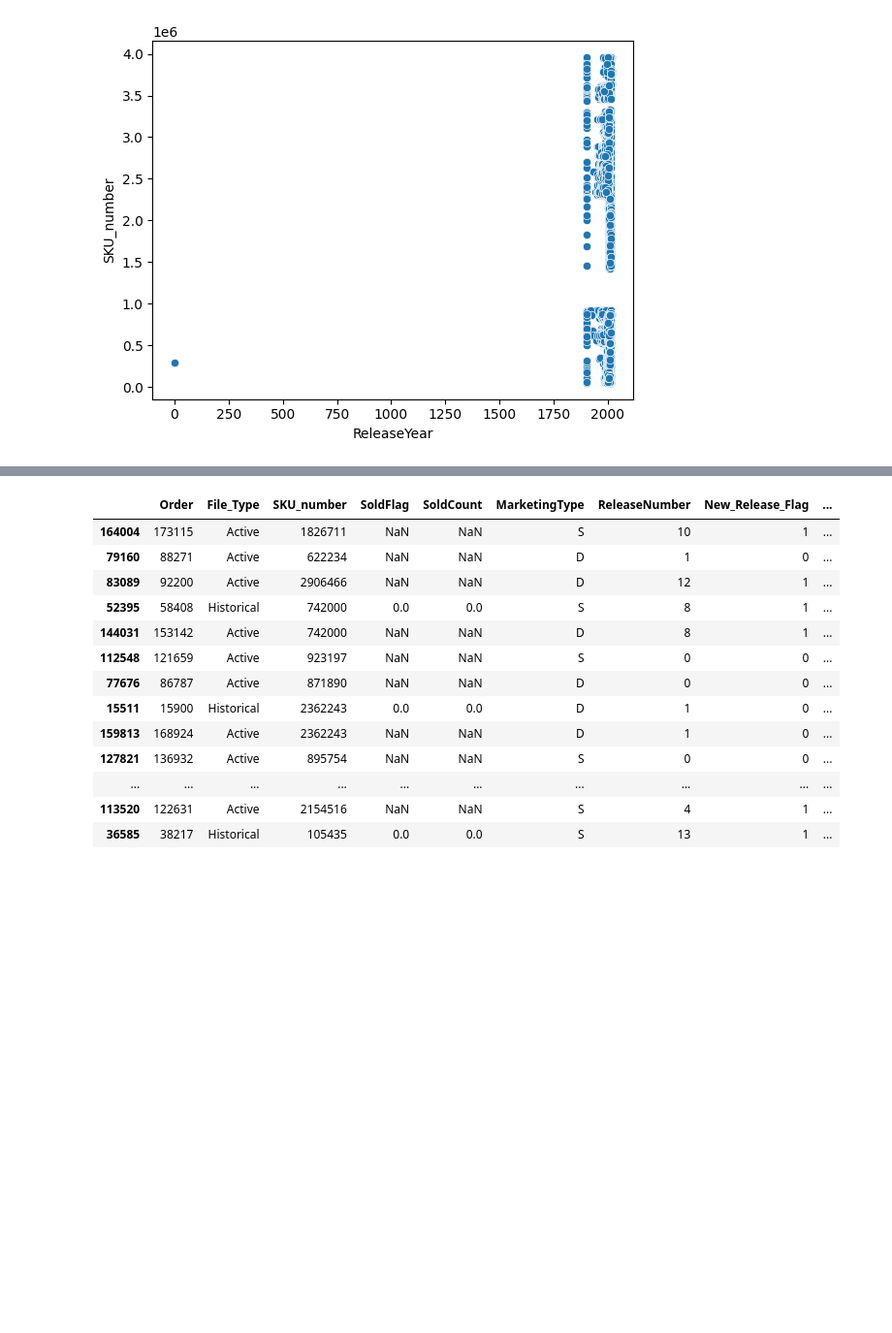
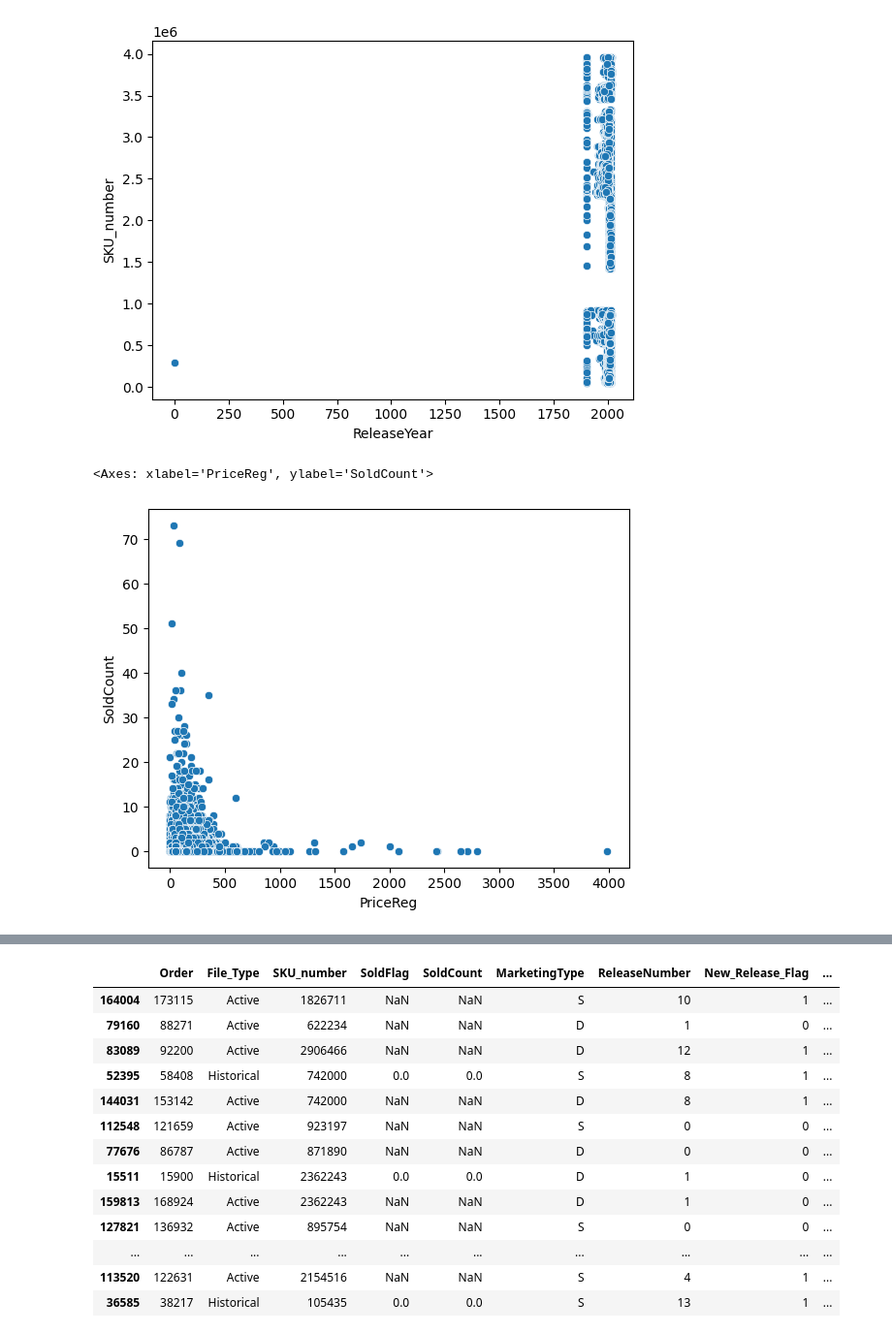
Before and after one commit to hanklokyaw/Weekly_coding_practice, a Jupyter notebook: inventory_sales.ipynb, the cells around one changed output, grey strips where cells are left out. Shown at 97% size. Drawn from its saved outputs; the diff is of its cells as text; code cells hidden in the pictures; blank space fills up the shorter version.

```diff
--- a/inventory_sales.ipynb
+++ b/inventory_sales.ipynb
@@ -18,3 +18,8 @@ sns.scatterplot(y="SKU_number", x="ReleaseYear", data= df)
 # %% [output]
 <Axes: xlabel='ReleaseYear', ylabel='SKU_number'>
 [figure]
+# %%
+sns.scatterplot(x="PriceReg", y="SoldCount", data=df)
+# %% [output]
+<Axes: xlabel='PriceReg', ylabel='SoldCount'>
+[figure, added]
```
Also changed, not shown: parts of 8 cells of this notebook.
